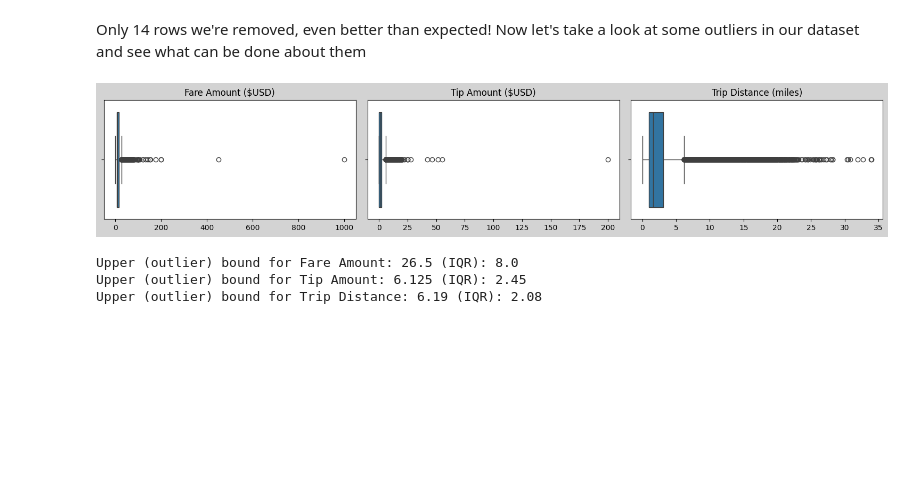
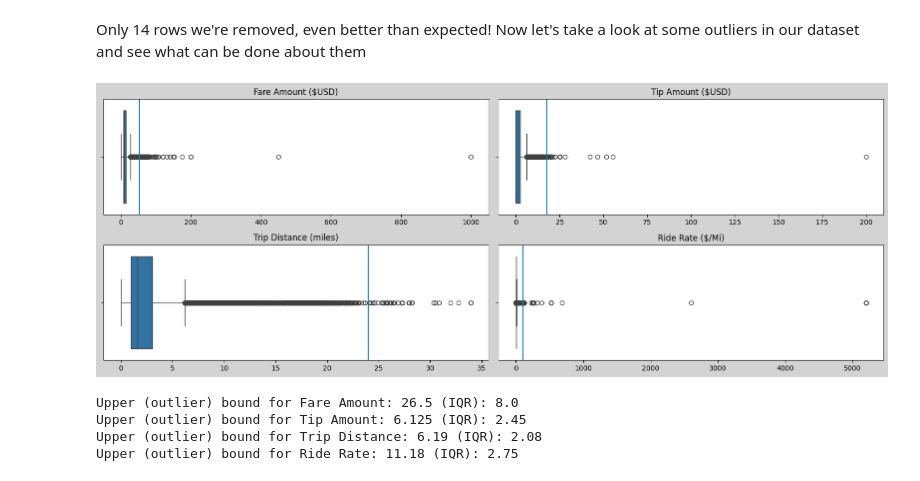
Before and after one commit to DonFetti/TaxiCab_Project, a Jupyter notebook: taxi_data_prep.ipynb, the cells around one changed output. Cells and saved outputs as stored; diff of their text form; code cells hidden in the pictures; blank space fills up the shorter version.

Commit message:
Added ride_rate

```diff
--- a/taxi_data_prep.ipynb
+++ b/taxi_data_prep.ipynb
@@ -172,3 +174,8 @@ df = df.drop(columns=["tpep_pickup_datetime"])
+# %%
+ride_rate = np.where((df["fare_amount"] > 0) & (df["trip_distance"] > 0), df["fare_amount"] / df["trip_distance"], 0)
+
+# Insert the ride_rate column into the DataFrame at position 6
+df.insert(7, "ride_rate", ride_rate)
 # %%
 df.describe()
 # %% [output]
@@ -255,36 +262,49 @@ Number of rows removed: 14
 # %% [markdown]
 Only 14 rows we're removed, even better than expected! Now let's take a look at some outliers in our dataset and see what can be done about them
 # %%
-plt.figure(figsize=(15, 3))
+plt.figure(figsize=(16, 6))
 plt.gcf().set_facecolor('lightgrey')
 
-plt.subplot(1, 3, 1)
+
+plt.subplot(2,2,1)
 sns.boxplot(data=df["fare_amount"], orient="h")
 plt.title('Fare Amount ($USD)')
 plt.xlabel('')
+plt.axvline(x = 52.5)
 
-plt.subplot(1, 3, 2)
+plt.subplot(2,2,2)
 sns.boxplot(data=df["tip_amount"] , orient="h")
 plt.title('Tip Amount ($USD)')
 plt.xlabel('')
+plt.axvline(x = 17.5)
 
-plt.subplot(1, 3, 3)
+plt.subplot(2, 2, 3)
 sns.boxplot(data=df["trip_distance"] , orient="h")
 plt.title('Trip Distance (miles)')
 plt.xlabel('')
+plt.axvline(x = 24)
+
+plt.subplot(2, 2, 4)
+sns.boxplot(data=df["ride_rate"] , orient="h")
+plt.title('Ride Rate ($/Mi)')
+plt.xlabel('')
+plt.axvline(x = 100)
 
 plt.tight_layout()
 plt.show()
 
 iqr_fare = np.quantile(df["fare_amount"], 0.75) - np.quantile(df["fare_amount"], 0.25)
 iqr_tip = np.quantile(df["tip_amount"], 0.75) - np.quantile(df["tip_amount"], 0.25)
 iqr_distance = np.quantile(df["trip_distance"], 0.75) - np.quantile(df["trip_distance"], 0.25)
+iqr_rate = np.quantile(df["ride_rate"], 0.75) - np.quantile(df["ride_rate"], 0.25)
 print(f'Upper (outlier) bound for Fare Amount: {np.quantile(df["fare_amount"], 0.75) + 1.5*iqr_fare} (IQR): {iqr_fare}')
 print(f'Upper (outlier) bound for Tip Amount: {np.quantile(df["tip_amount"], 0.75) + 1.5*iqr_tip} (IQR): {iqr_tip}')
 print(f'Upper (outlier) bound for Trip Distance: {round((np.quantile(df["trip_distance"], 0.75) + 1.5*iqr_distance),2)} (IQR): {round(iqr_distance,2)}')
+print(f'Upper (outlier) bound for Ride Rate: {round((np.quantile(df["ride_rate"], 0.75) + 1.5*iqr_rate),2)} (IQR): {round(iqr_rate,2)}')
 # %% [output]
-[figure, old version]
+[figure, new version]
 Upper (outlier) bound for Fare Amount: 26.5 (IQR): 8.0
 Upper (outlier) bound for Tip Amount: 6.125 (IQR): 2.45
 Upper (outlier) bound for Trip Distance: 6.19 (IQR): 2.08
+Upper (outlier) bound for Ride Rate: 11.18 (IQR): 2.75
 # %% [markdown]
```
Also changed, not shown: parts of 13 cells of this notebook, 1 other file.
